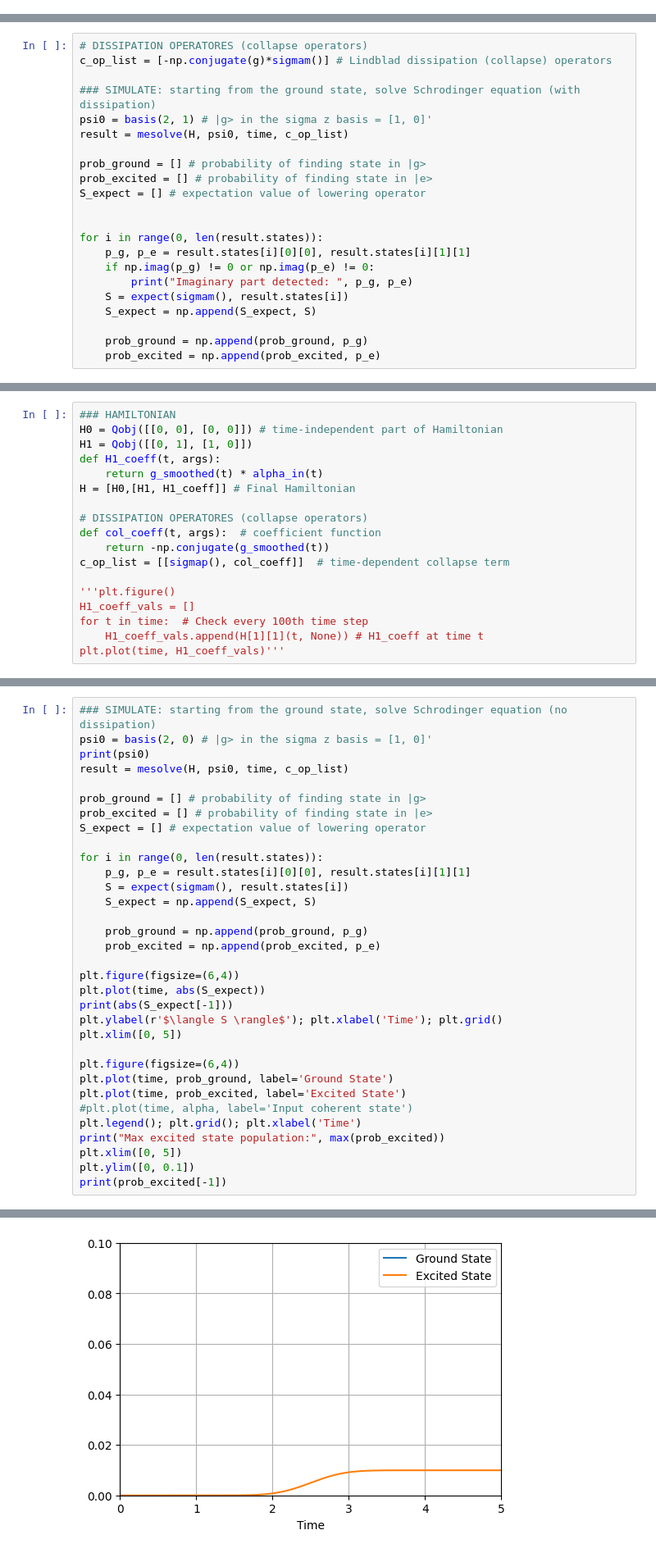
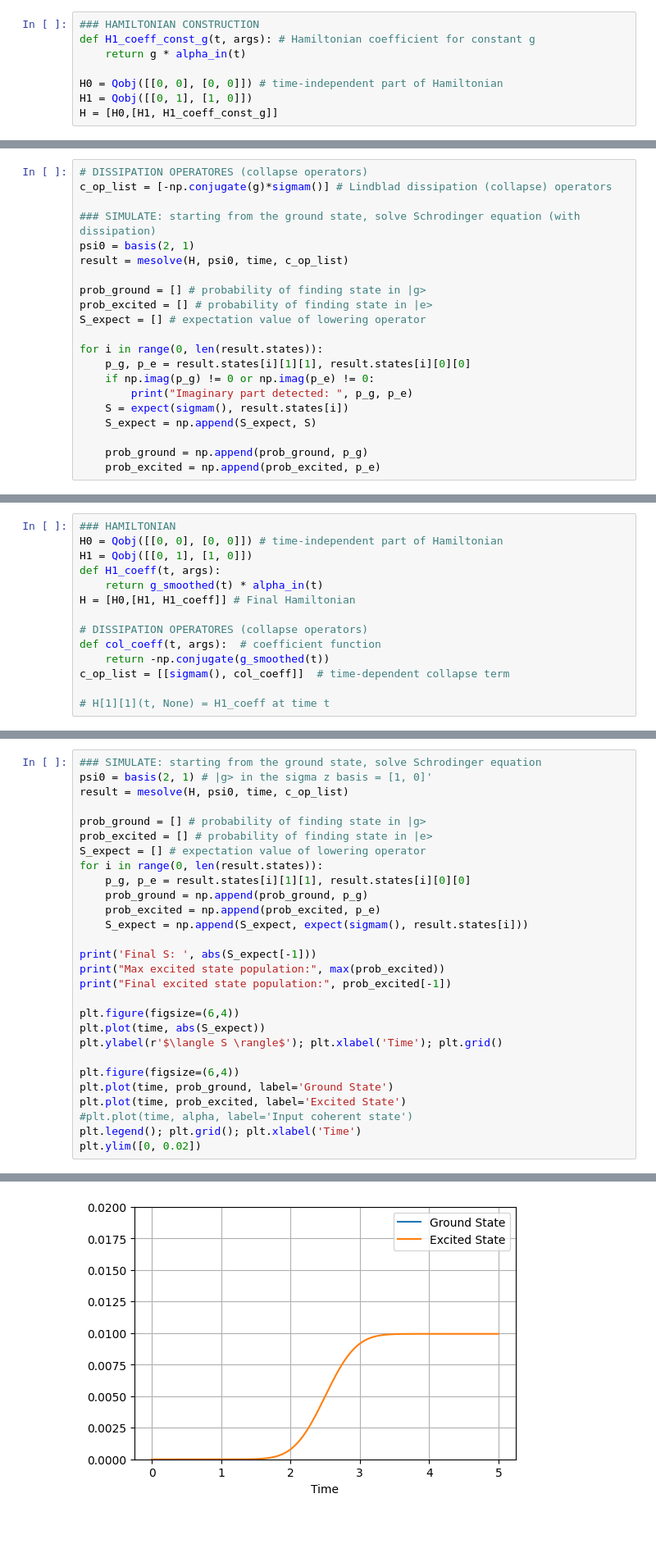
Before and after one commit to brianac687/rbq, a Jupyter notebook: two_level_absorption.ipynb, the cells around one changed output, grey strips where cells are left out. Shown at 82% size. Drawn from its saved outputs; the diff is of its cells as text; blank space fills up the shorter version.

```diff
--- a/two_level_absorption.ipynb
+++ b/two_level_absorption.ipynb
@@ -62 +84,9 @@ H = [H0,[H1, H1_coeff]] # Hamiltonian
+# %%
+### HAMILTONIAN CONSTRUCTION
+def H1_coeff_const_g(t, args): # Hamiltonian coefficient for constant g
+    return g * alpha_in(t)
+
+H0 = Qobj([[0, 0], [0, 0]]) # time-independent part of Hamiltonian
+H1 = Qobj([[0, 1], [1, 0]])
+H = [H0,[H1, H1_coeff_const_g]]
 # %% [markdown]
@@ -223,16 +266,15 @@ Area of alpha: 0.009999999999984625
 c_op_list = [-np.conjugate(g)*sigmam()] # Lindblad dissipation (collapse) operators
 
 ### SIMULATE: starting from the ground state, solve Schrodinger equation (with dissipation)
-psi0 = basis(2, 1) # |g> in the sigma z basis = [1, 0]'
+psi0 = basis(2, 1)
 result = mesolve(H, psi0, time, c_op_list)
 
 prob_ground = [] # probability of finding state in |g>
 prob_excited = [] # probability of finding state in |e>
 S_expect = [] # expectation value of lowering operator
 
-
 for i in range(0, len(result.states)):
-    p_g, p_e = result.states[i][0][0], result.states[i][1][1]
+    p_g, p_e = result.states[i][1][1], result.states[i][0][0]
     if np.imag(p_g) != 0 or np.imag(p_e) != 0:
         print("Imaginary part detected: ", p_g, p_e)
     S = expect(sigmam(), result.states[i])
@@ -346,10 +357,6 @@ H = [H0,[H1, H1_coeff]] # Final Hamiltonian
 # DISSIPATION OPERATORES (collapse operators)
 def col_coeff(t, args):  # coefficient function
     return -np.conjugate(g_smoothed(t))
-c_op_list = [[sigmap(), col_coeff]]  # time-dependent collapse term
+c_op_list = [[sigmam(), col_coeff]]  # time-dependent collapse term
 
-'''plt.figure()
-H1_coeff_vals = []
-for t in time:  # Check every 100th time step
-    H1_coeff_vals.append(H[1][1](t, None)) # H1_coeff at time t
-plt.plot(time, H1_coeff_vals)'''
+# H[1][1](t, None) = H1_coeff at time t
@@ -360,34 +363,29 @@ $$S^2 = \int \alpha^2 dt$$
 # %%
-### SIMULATE: starting from the ground state, solve Schrodinger equation (no dissipation)
-psi0 = basis(2, 0) # |g> in the sigma z basis = [1, 0]'
-print(psi0)
+### SIMULATE: starting from the ground state, solve Schrodinger equation
+psi0 = basis(2, 1) # |g> in the sigma z basis = [1, 0]'
 result = mesolve(H, psi0, time, c_op_list)
 
 prob_ground = [] # probability of finding state in |g>
 prob_excited = [] # probability of finding state in |e>
 S_expect = [] # expectation value of lowering operator
-
 for i in range(0, len(result.states)):
-    p_g, p_e = result.states[i][0][0], result.states[i][1][1]
-    S = expect(sigmam(), result.states[i])
-    S_expect = np.append(S_expect, S)
-
+    p_g, p_e = result.states[i][1][1], result.states[i][0][0]
     prob_ground = np.append(prob_ground, p_g)
     prob_excited = np.append(prob_excited, p_e)
+    S_expect = np.append(S_expect, expect(sigmam(), result.states[i]))
+
+print('Final S: ', abs(S_expect[-1]))
+print("Max excited state population:", max(prob_excited))
+print("Final excited state population:", prob_excited[-1])
 
 plt.figure(figsize=(6,4))
 plt.plot(time, abs(S_expect))
-print(abs(S_expect[-1]))
 plt.ylabel(r'$\langle S \rangle$'); plt.xlabel('Time'); plt.grid()
-plt.xlim([0, 5])
 
 plt.figure(figsize=(6,4))
 plt.plot(time, prob_ground, label='Ground State')
 plt.plot(time, prob_excited, label='Excited State')
 #plt.plot(time, alpha, label='Input coherent state')
 plt.legend(); plt.grid(); plt.xlabel('Time')
-print("Max excited state population:", max(prob_excited))
-plt.xlim([0, 5])
-plt.ylim([0, 0.1])
-print(prob_excited[-1])
+plt.ylim([0, 0.02])
 # %% [output]
@@ -402,2 +397,2 @@ Max excited state population: (0.00993349004996998+0j)
-[figure, old version]
+[figure, new version]
 # %% [markdown]
```
Also changed, not shown: parts of 30 cells of this notebook, 1 other file.
